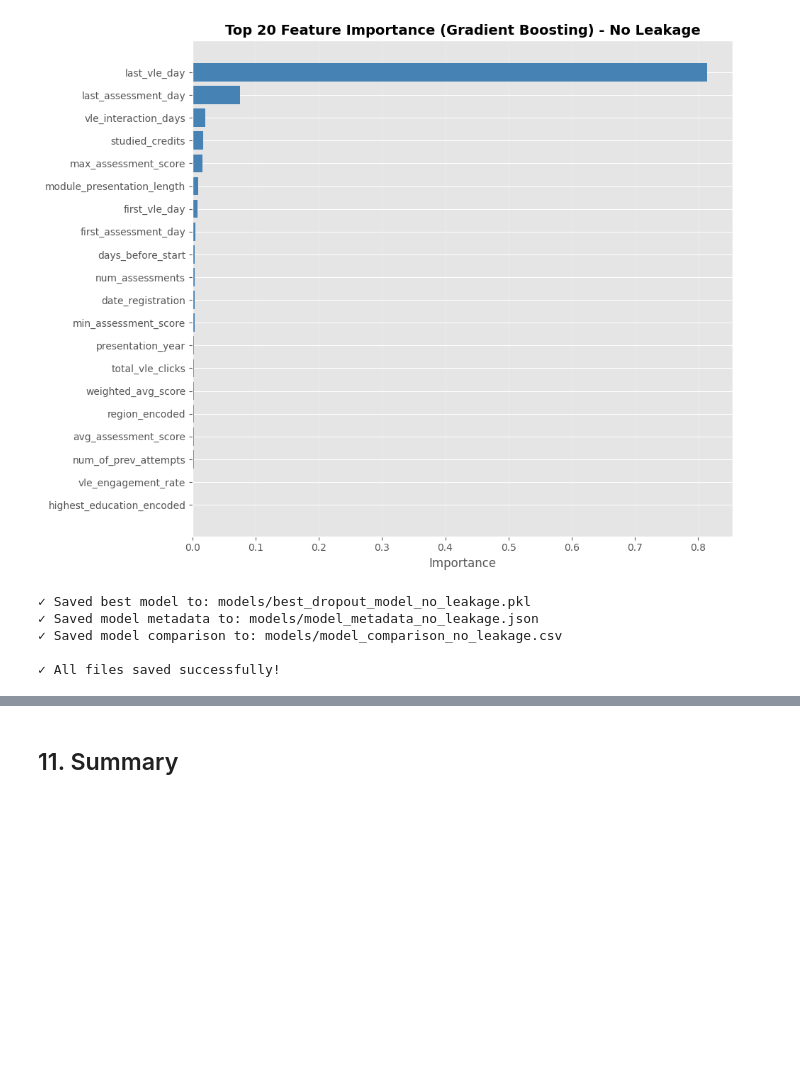
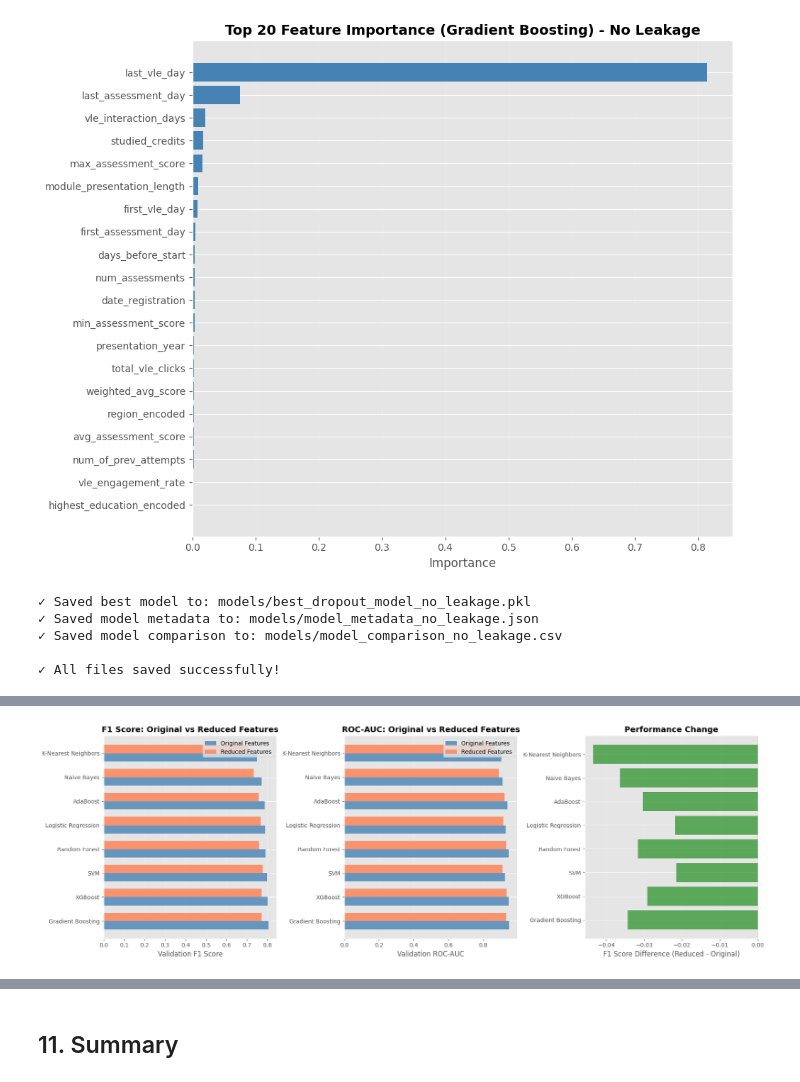
Before and after one commit to charakajg/uom-student-performance-analytics, a Jupyter notebook: pretests/charaka/analysis/dropout-prediction/model-training-no-leakage.ipynb, the cells around one changed output, grey strips where cells are left out. Cells and saved outputs as stored; diff of their text form; code cells hidden in the pictures; blank space fills up the shorter version.

```diff
--- a/pretests/charaka/analysis/dropout-prediction/model-training-no-leakage.ipynb
+++ b/pretests/charaka/analysis/dropout-prediction/model-training-no-leakage.ipynb
@@ -668,0 +930,73 @@ print(f"\n✓ All files saved successfully!")
+# %%
+# Compare performance: Original vs Reduced Features
+print("=" * 60)
+print("PERFORMANCE COMPARISON: ORIGINAL vs REDUCED FEATURES")
+print("=" * 60)
+
+# Merge comparison dataframes
+comparison_merged = comparison_df.merge(
+    comparison_df_reduced,
+    on='Model',
+    suffixes=('_original', '_reduced')
+)
+
+# Calculate differences
+comparison_merged['F1_diff'] = comparison_merged['Val F1_reduced'] - comparison_merged['Val F1_original']
+comparison_merged['ROC_AUC_diff'] = comparison_merged['Val ROC-AUC_reduced'] - comparison_merged['Val ROC-AUC_original']
+comparison_merged['Accuracy_diff'] = comparison_merged['Val Accuracy_reduced'] - comparison_merged['Val Accuracy_original']
+
+print("\nPerformance Changes (Reduced - Original):")
+print(comparison_merged[['Model', 'Val F1_original', 'Val F1_reduced', 'F1_diff',
+                         'Val ROC-AUC_original', 'Val ROC-AUC_reduced', 'ROC_AUC_diff']].to_string(index=False))
+
+# Visualize comparison
+fig, axes = plt.subplots(1, 3, figsize=(18, 6))
+
+# F1 Score comparison
+x_pos = np.arange(len(comparison_merged))
+width = 0.35
+axes[0].barh(x_pos - width/2, comparison_merged['Val F1_original'], width,
+             label='Original Features', color='steelblue', alpha=0.8)
+axes[0].barh(x_pos + width/2, comparison_merged['Val F1_reduced'], width,
+             label='Reduced Features', color='coral', alpha=0.8)
+axes[0].set_yticks(x_pos)
+axes[0].set_yticklabels(comparison_merged['Model'])
+axes[0].set_xlabel('Validation F1 Score', fontsize=12)
+axes[0].set_title('F1 Score: Original vs Reduced Features', fontsize=14, fontweight='bold')
+axes[0].legend()
+axes[0].grid(axis='x', alpha=0.3)
+
+# ROC-AUC comparison
+axes[1].barh(x_pos - width/2, comparison_merged['Val ROC-AUC_original'], width,
+             label='Original Features', color='steelblue', alpha=0.8)
+axes[1].barh(x_pos + width/2, comparison_merged['Val ROC-AUC_reduced'], width,
+             label='Reduced Features', color='coral', alpha=0.8)
+axes[1].set_yticks(x_pos)
+axes[1].set_yticklabels(comparison_merged['Model'])
+axes[1].set_xlabel('Validation ROC-AUC', fontsize=12)
+axes[1].set_title('ROC-AUC: Original vs Reduced Features', fontsize=14, fontweight='bold')
+axes[1].legend()
+axes[1].grid(axis='x', alpha=0.3)
+
+# Performance difference
+axes[2].barh(x_pos, comparison_merged['F1_diff'], color='green', alpha=0.6)
+axes[2].axvline(x=0, color='black', linestyle='--', linewidth=1)
+axes[2].set_yticks(x_pos)
+axes[2].set_yticklabels(comparison_merged['Model'])
+axes[2].set_xlabel('F1 Score Difference (Reduced - Original)', fontsize=12)
+axes[2].set_title('Performance Change', fontsize=14, fontweight='bold')
+axes[2].grid(axis='x', alpha=0.3)
+
+plt.tight_layout()
+plt.show()
+
+# Summary statistics
+print("\n" + "=" * 60)
+print("SUMMARY STATISTICS")
+print("=" * 60)
+print(f"Average F1 Score Change: {comparison_merged['F1_diff'].mean():.4f}")
+print(f"Average ROC-AUC Change: {comparison_merged['ROC_AUC_diff'].mean():.4f}")
+print(f"Average Accuracy Change: {comparison_merged['Accuracy_diff'].mean():.4f}")
+print(f"\nBest model (original): {comparison_df.iloc[0]['Model']} (F1: {comparison_df.iloc[0]['Val F1']:.4f})")
+print(f"Best model (reduced): {comparison_df_reduced.iloc[0]['Model']} (F1: {comparison_df_reduced.iloc[0]['Val F1']:.4f})")
+# %% [output]
@@ -668,0 +1017 @@ print(f"\n✓ All files saved successfully!")
+[figure, added]
```
Also changed, not shown: parts of 11 cells of this notebook, 1 other file.
